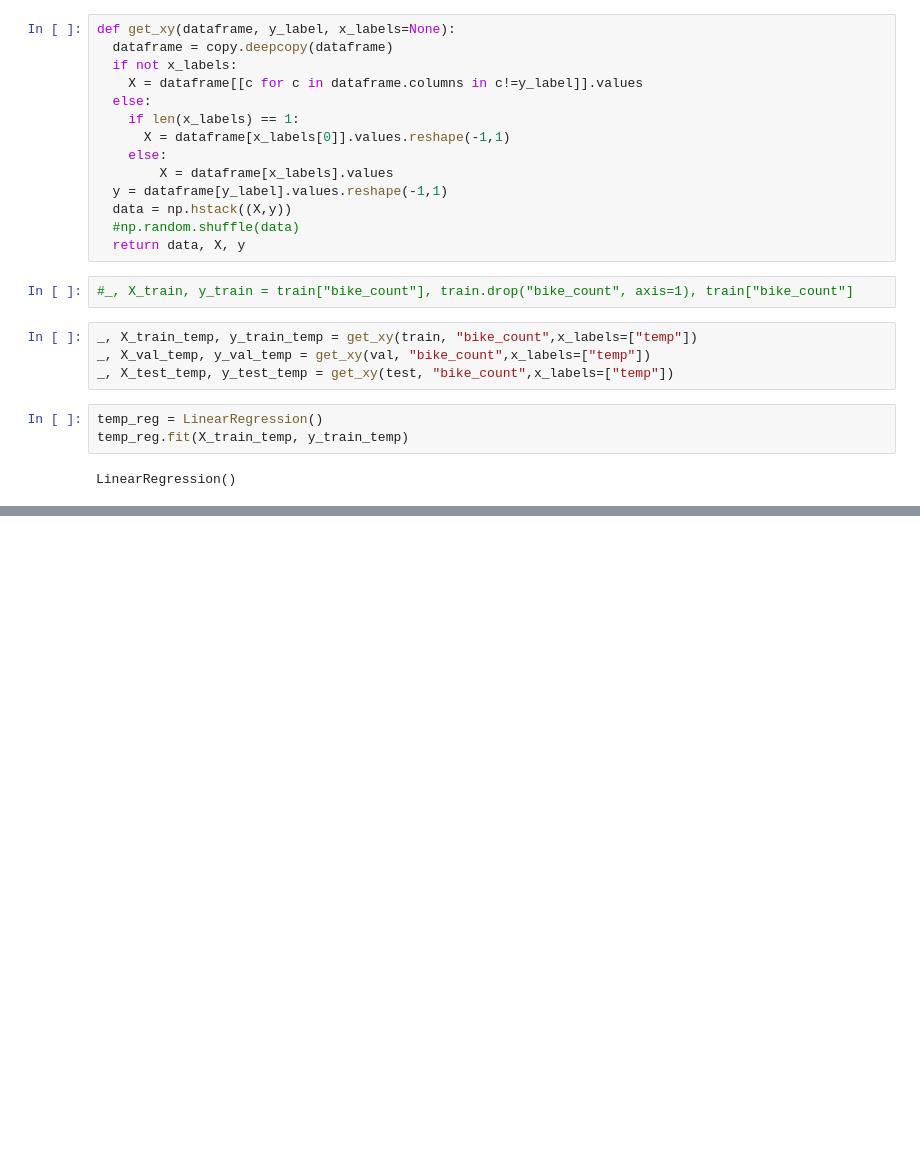
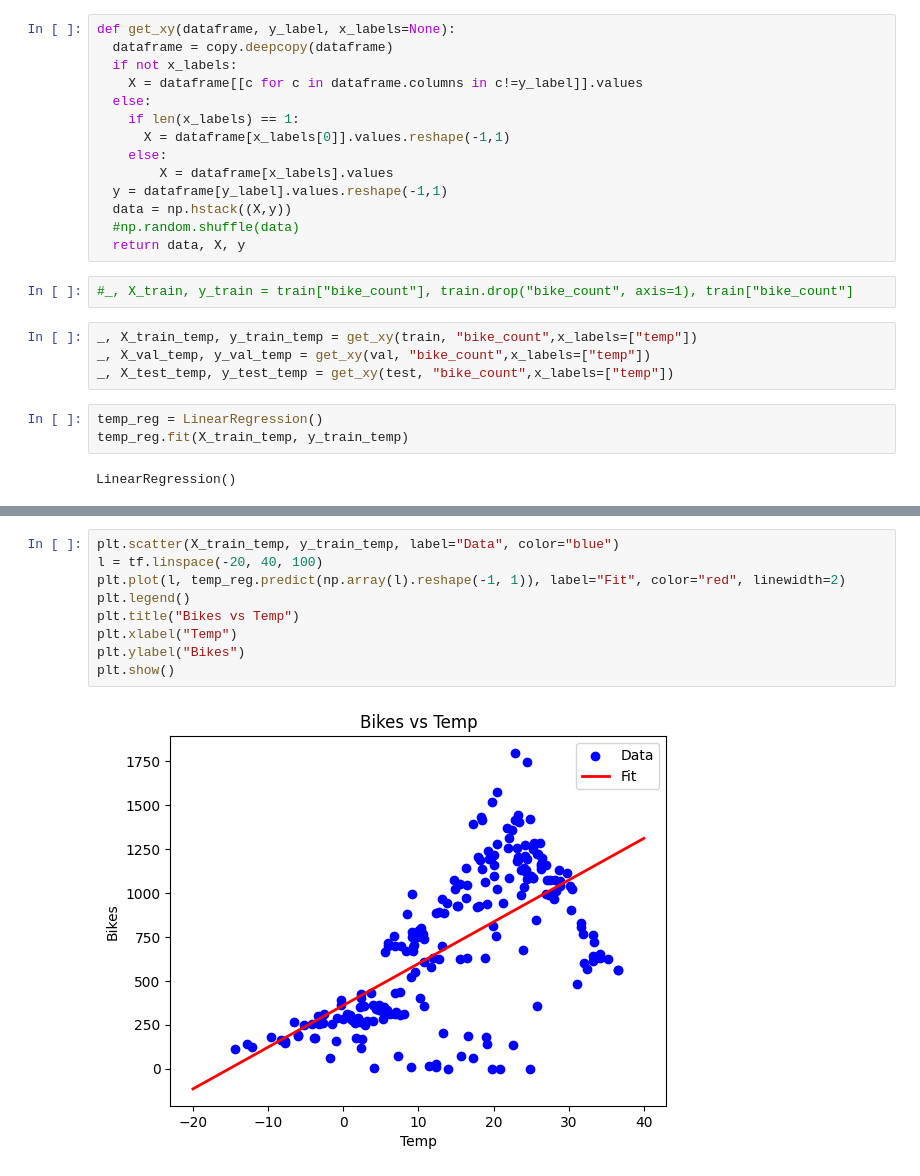
Before and after one commit to Chrisagboile/AI, a Jupyter notebook: bike_regression.ipynb, the cells around one changed output, grey strips where cells are left out. Saved outputs shown, nothing was run; the diff lists cells and outputs as text; blank space fills up the shorter version.

```diff
--- a/bike_regression.ipynb
+++ b/bike_regression.ipynb
@@ -91,0 +115,11 @@ print(temp_reg.coef_, temp_reg.intercept_)
+# %%
+plt.scatter(X_train_temp, y_train_temp, label="Data", color="blue")
+l = tf.linspace(-20, 40, 100)
+plt.plot(l, temp_reg.predict(np.array(l).reshape(-1, 1)), label="Fit", color="red", linewidth=2)
+plt.legend()
+plt.title("Bikes vs Temp")
+plt.xlabel("Temp")
+plt.ylabel("Bikes")
+plt.show()
+# %% [output]
+[figure, added]
```
Also changed, not shown: parts of 5 cells of this notebook.
